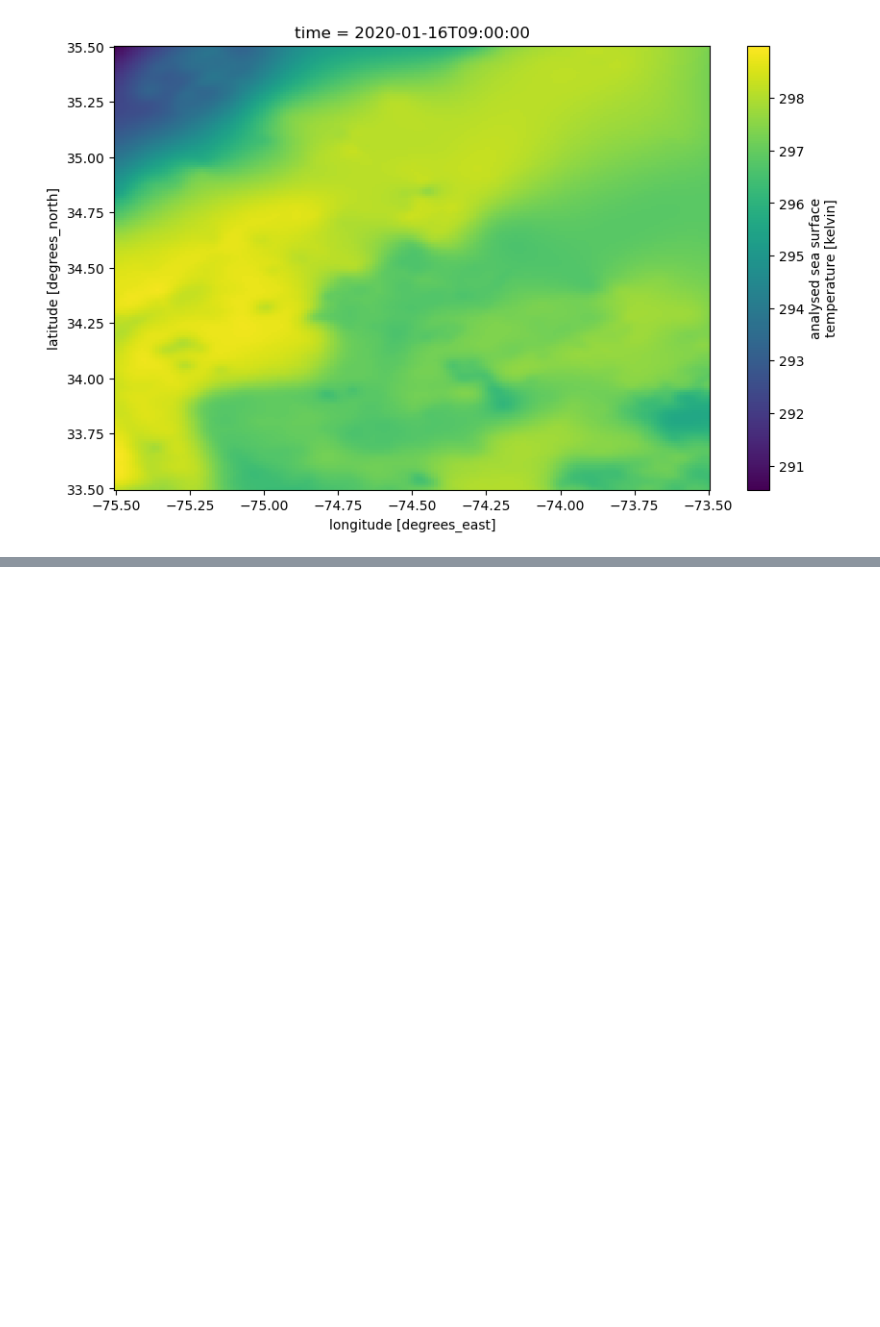
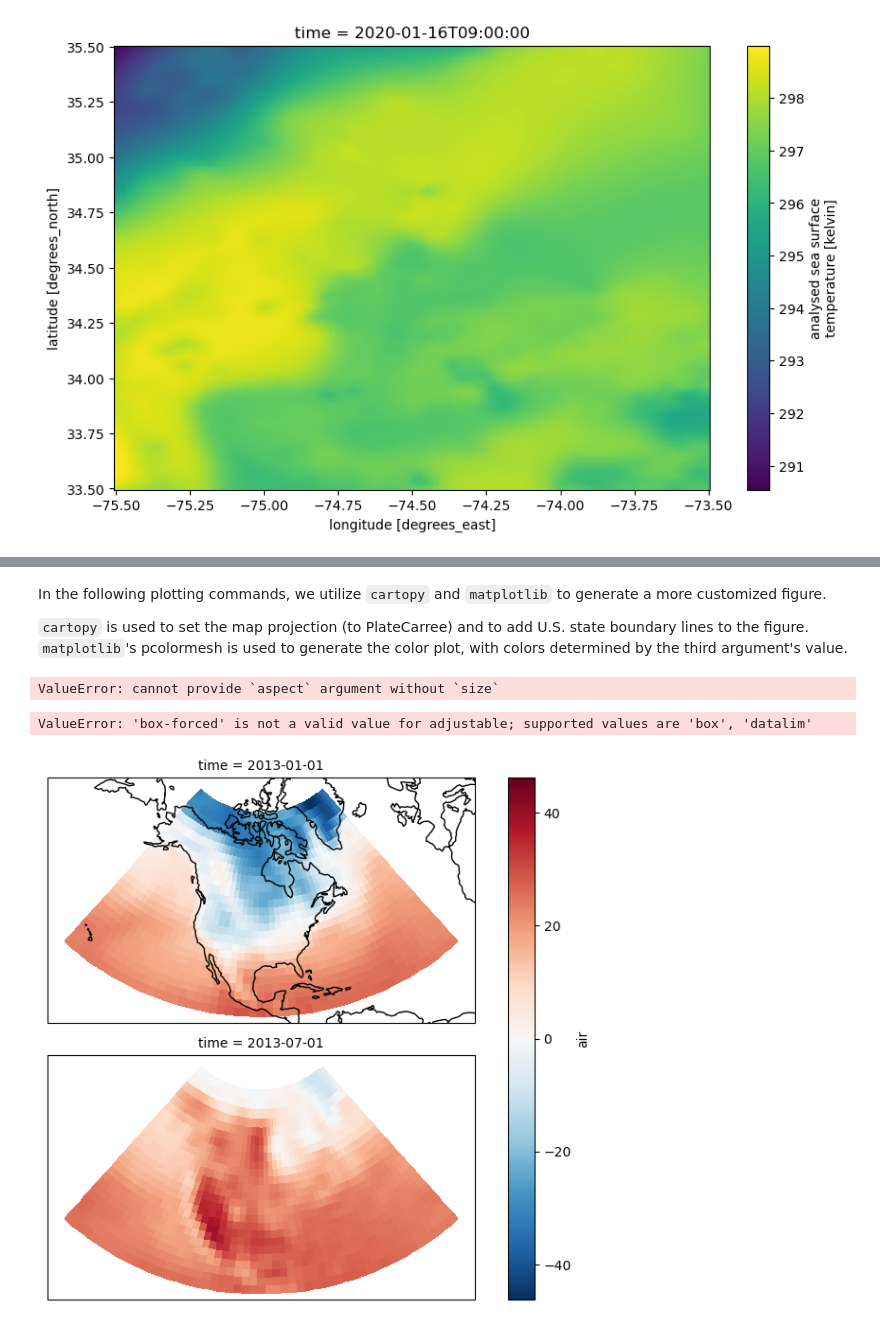
Before and after one commit to nmfs-opensci/EDMW-EarthData-Workshop-2024, a Jupyter notebook: tutorials/python/2-subset-and-plot.ipynb, the cells around one changed output, grey strips where cells are left out. Drawn from its saved outputs; the diff is of its cells as text; code cells hidden in the pictures; blank space fills up the shorter version.

Commit message:
Revert "Merge branch 'main' into tutorials"
This reverts commit b89b13e6e5d33f8af9cdae1f7227eb39995f477e, reversing
changes made to 1f9eacc28a75b8d5e93aec2f306aceac728c5ced.

```diff
--- a/tutorials/python/2-subset-and-plot.ipynb
+++ b/tutorials/python/2-subset-and-plot.ipynb
@@ -536,0 +306,4 @@ ds_subset_time['analysed_sst'].plot(x='lon', y='lat', col="time", col_wrap=2);
+# %% [markdown]
+In the following plotting commands, we utilize `cartopy` and `matplotlib` to generate a more customized figure.
+
+`cartopy` is used to set the map projection (to PlateCarree) and to add U.S. state boundary lines to the figure. `matplotlib`'s pcolormesh is used to generate the color plot, with colors determined by the third argument's value.
@@ -536,0 +313,38 @@ ds_subset_time['analysed_sst'].plot(x='lon', y='lat', col="time", col_wrap=2);
+# %%
+#ds_one['analysed_sst'].plot(x='lon', y='lat')
+p = ds_one['analysed_sst'].plot(transform=ccrs.PlateCarree(),
+             aspect=ds.dims['lon'] / ds.dims['lat'],  # for a sensible figsize
+             subplot_kws={'projection': map_proj})  # the plot's projection
+# %% [output]
+ValueError: cannot provide `aspect` argument without `size`
+# %%
+from __future__ import division
+
+import xarray as xr
+import cartopy.crs as ccrs
+import matplotlib.pyplot as plt
+
+# Load the data
+ds = xr.tutorial.load_dataset('air_temperature')
+air = ds.air.isel(time=[0, 724]) - 273.15
+
+# This is the map projection we want to plot *onto*
+map_proj = ccrs.LambertConformal(central_longitude=-95, central_latitude=45)
+
+p = air.plot(transform=ccrs.PlateCarree(),  # the data's projection
+             col='time', col_wrap=1,  # multiplot settings
+             aspect=ds.dims['lon'] / ds.dims['lat'],  # for a sensible figsize
+             subplot_kws={'projection': map_proj})  # the plot's projection
+
+# We have to set the map's options on all four axes
+for ax in p.axes.flat:
+    ax.coastlines()
+    ax.set_extent([-160, -30, 5, 75])
+    # Without this aspect attributes the maps will look chaotic and the
+    # "extent" attribute above will be ignored
+    ax.set_aspect('equal', 'box-forced')
+
+plt.show()
+# %% [output]
+ValueError: 'box-forced' is not a valid value for adjustable; supported values are 'box', 'datalim'
+[figure, added]
```
Also changed, not shown: parts of 19 cells of this notebook, 30 other files.
